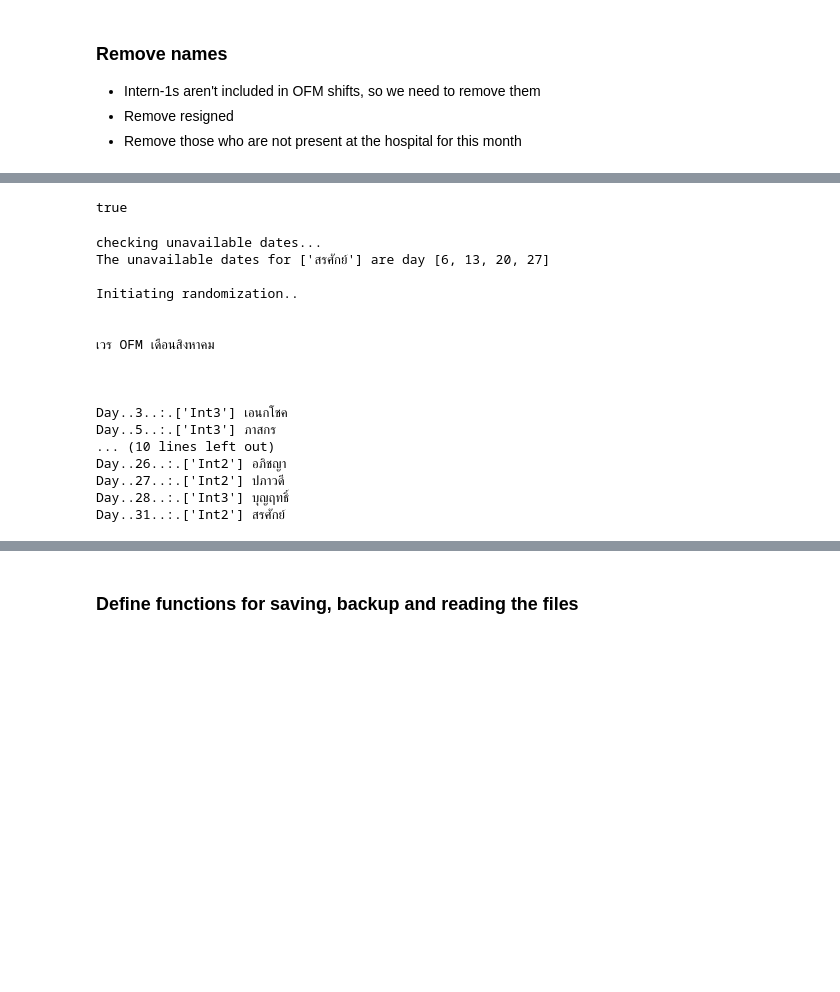
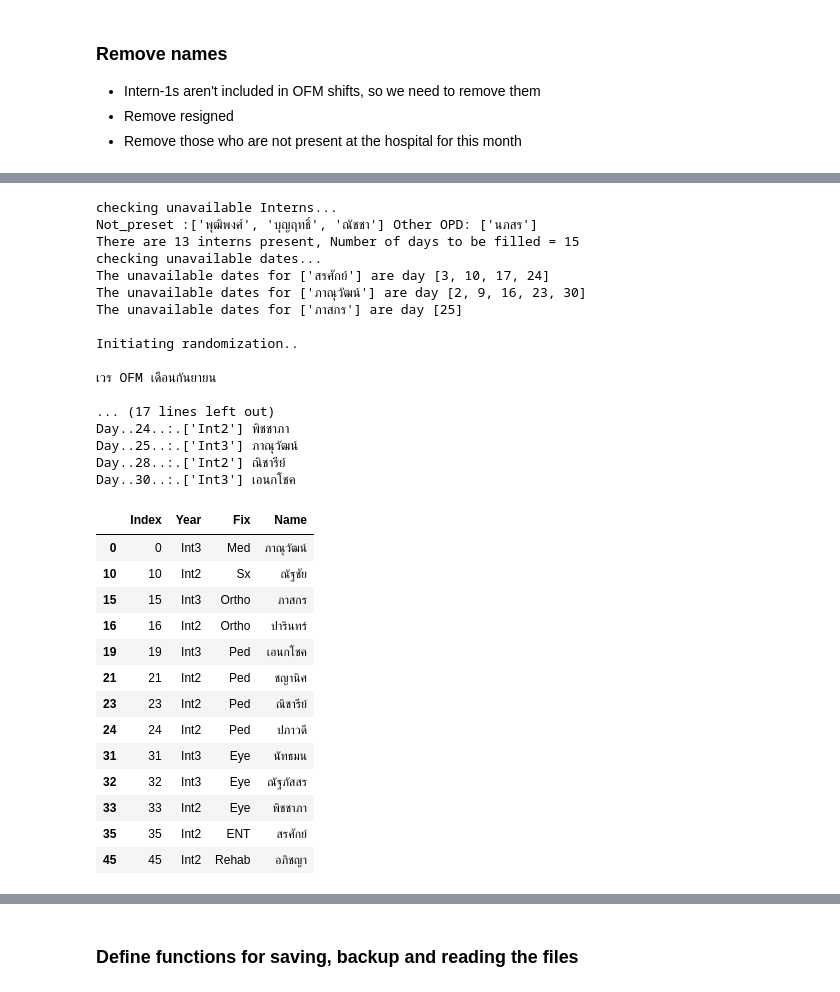
Before and after one commit to PwMarkLiu/Doctor-shift-rostering, a Jupyter notebook: OFM.ipynb, the cells around one changed output, grey strips where cells are left out. Saved outputs shown, nothing was run; the diff lists cells and outputs as text; code cells hidden in the pictures; blank space fills up the shorter version.

```diff
--- a/OFM.ipynb
+++ b/OFM.ipynb
@@ -177,6 +177,8 @@ df = {'Index': index_list,
 df = pd.DataFrame(df)
 df.insert(2, 'Fix', data['Fix'], True)
 
+# แก้ Bug คนที่ลาแล้วไม่มี year นำหน้า
+L_df = df.copy(deep=True)
 df
 # %% [output]
 |  | Index | Year | Fix | Name |
@@ -298,13 +299,4 @@ The number of shifts so far...ปารินทร์..x..2..times
 The number of shifts so far...พุฒิพงศ์..x..3..times
-# %%
-def abc():
-    x=[True,True,False]
-#     for i in x:
-    yield x
-if all(abc()):
-    print("true")
-# %% [output]
-true
 # %%
 # subs = Med, Rehab, X-ray, ENT, Eye, Ped, Ortho, Sx <-- case sensitive
 # plan ใส่ color coded day
@@ -332,28 +324,32 @@ class unavailable:
         print ('The unavailable dates for {} are day {}'.format(self.names, self.dates))
 
     def UA_bool(self, random_date, random_winner):
+        # Will return False if the person is unavailable at a given date
         if (random_winner in self.names) and (random_date in self.dates):
+            return False
+        else:
             return True
-        else:
-            return False
 
-
-
+print('checking unavailable Interns...')
+print("Not_preset :{}".format(not_present), "Other OPD: {}".format(other_OPD))
+print("There are {0} interns present,".format(len(df)),'Number of days to be filled = {}'.format(len(OFM_dates)))
 print('checking unavailable dates...')
 ENT = unavailable('ENT','thursday')
-# Panuwat = unavailable(['ภาณุวัฒน์'],[24])
+Panuwat = unavailable(['ภาณุวัฒน์'],'wednesday')
+J = unavailable (['ภาสกร'], [25])
 
 def evaluate_conditions(random_date,random_winner):
     conditions = []
     conditions.append(ENT.UA_bool(random_date,random_winner))
-#     conditions.append(Panuwat.UA_bool(random_date,random_winner))
+    conditions.append(Panuwat.UA_bool(random_date,random_winner))
+    conditions.append(J.UA_bool(random_date,random_winner))
     yield conditions
 
 # start randomization
 
-print('\nInitiating randomization..\n')
+print('\nInitiating randomization..')
 """change month here"""
-print('\nเวร OFM เดือนสิงหาคม\n')
+print('\nเวร OFM เดือนกันยายน')
 
 count_dict= {}
 day_name_dict = {}
@@ -366,19 +362,15 @@ while len(day_name_dict) < len(OFM_dates):
             random_winner = random.choice(df.loc[:,'Name'].values)
             current_time = time.time()
             elapsed_time = current_time - start_time
-            if (random_winner not in day_name_dict.values())and all(evaluate_conditions(date.day,random_winner)):
+            if (random_winner not in day_name_dict.values())and all(*evaluate_conditions(date.day,random_winner)):
                 day_name_dict[date.day] = random_winner
                 count_dict[random_winner] = 1
 
-            elif elapsed_time > 0.5 and all(evaluate_conditions(date.day,random_winner)):
-#                 random_winner = "พุฒิพงศ์"
-                random_winner = random.choice(df.loc[:,'Name'].values)
+            elif elapsed_time > 0.5 and all(*evaluate_conditions(date.day,random_winner)):
                 day_name_dict[date.day] = random_winner
                 count_dict[random_winner] += 1
                 name_day = {v: [k for k in day_name_dict if day_name_dict[k] == v] for v in set(day_name_dict.values())}
                 repeat = [i for i in name_day if len(name_day[i]) >= 2]
-#                 print('filled :',len(day_name_dict), 'out of', len(OFM_dates))
-#                 sys.exit('elapsed time exceeded 4 seconds, please run the code again')
 
 if repeat != None:
     print("\n",'คนที่โดนอยู่มากกว่า 1 วันได้แก่', "\n")
@@ -394,23 +386,40 @@ for i in day_name_dict:
     name = day_name_dict[i]
     print('Day..{}..:.{} {}'.format(i,year, name))
 # %% [output]
+checking unavailable Interns...
+Not_preset :['พุฒิพงศ์', 'บุญฤทธิ์', 'ณัชชา'] Other OPD: ['นภสร']
+There are 13 interns present, Number of days to be filled = 15
 checking unavailable dates...
-The unavailable dates for ['สรศักย์'] are day [6, 13, 20, 27]
+The unavailable dates for ['สรศักย์'] are day [3, 10, 17, 24]
+The unavailable dates for ['ภาณุวัฒน์'] are day [2, 9, 16, 23, 30]
+The unavailable dates for ['ภาสกร'] are day [25]
 
 Initiating randomization..
 
+เวร OFM เดือนกันยายน
 
-เวร OFM เดือนสิงหาคม
-
-
-
-Day..3..:.['Int3'] เอนกโชค
-Day..5..:.['Int3'] ภาสกร
-... (10 lines left out)
-Day..26..:.['Int2'] อภิชญา
-Day..27..:.['Int2'] ปภาวดี
-Day..28..:.['Int3'] บุญฤทธิ์
-Day..31..:.['Int2'] สรศักย์
+... (17 lines left out)
+Day..24..:.['Int2'] พิชชาภา
+Day..25..:.['Int3'] ภาณุวัฒน์
+Day..28..:.['Int2'] ณิชารีย์
+Day..30..:.['Int3'] เอนกโชค
+# %%
+L_df
+# %% [output]
+|  | Index | Year | Fix | Name |
+| 0 | 0 | Int3 | Med | ภาณุวัฒน์ |
+| 10 | 10 | Int2 | Sx | ณัฐชัย |
+| 15 | 15 | Int3 | Ortho | ภาสกร |
+| 16 | 16 | Int2 | Ortho | ปารินทร์ |
+| 19 | 19 | Int3 | Ped | เอนกโชค |
+| 21 | 21 | Int2 | Ped | ชญานิศ |
+| 23 | 23 | Int2 | Ped | ณิชารีย์ |
+| 24 | 24 | Int2 | Ped | ปภาวดี |
+| 31 | 31 | Int3 | Eye | นัทธมน |
+| 32 | 32 | Int3 | Eye | ณัฐภัสสร |
+| 33 | 33 | Int2 | Eye | พิชชาภา |
+| 35 | 35 | Int2 | ENT | สรศักย์ |
+| 45 | 45 | Int2 | Rehab | อภิชญา |
 # %%
 print('\n updating updated_dict \n')
 import copy
```
Also changed, not shown: parts of 11 cells of this notebook.
